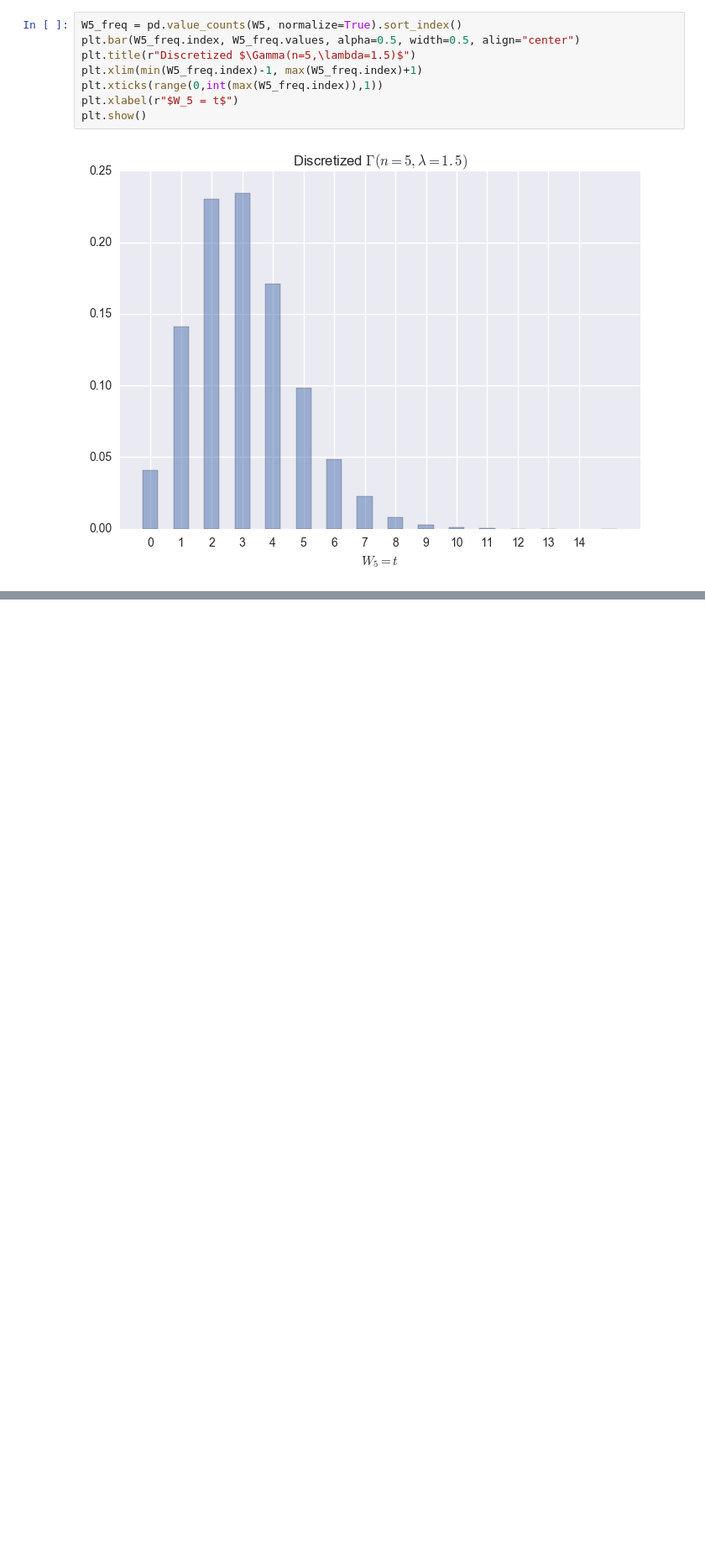
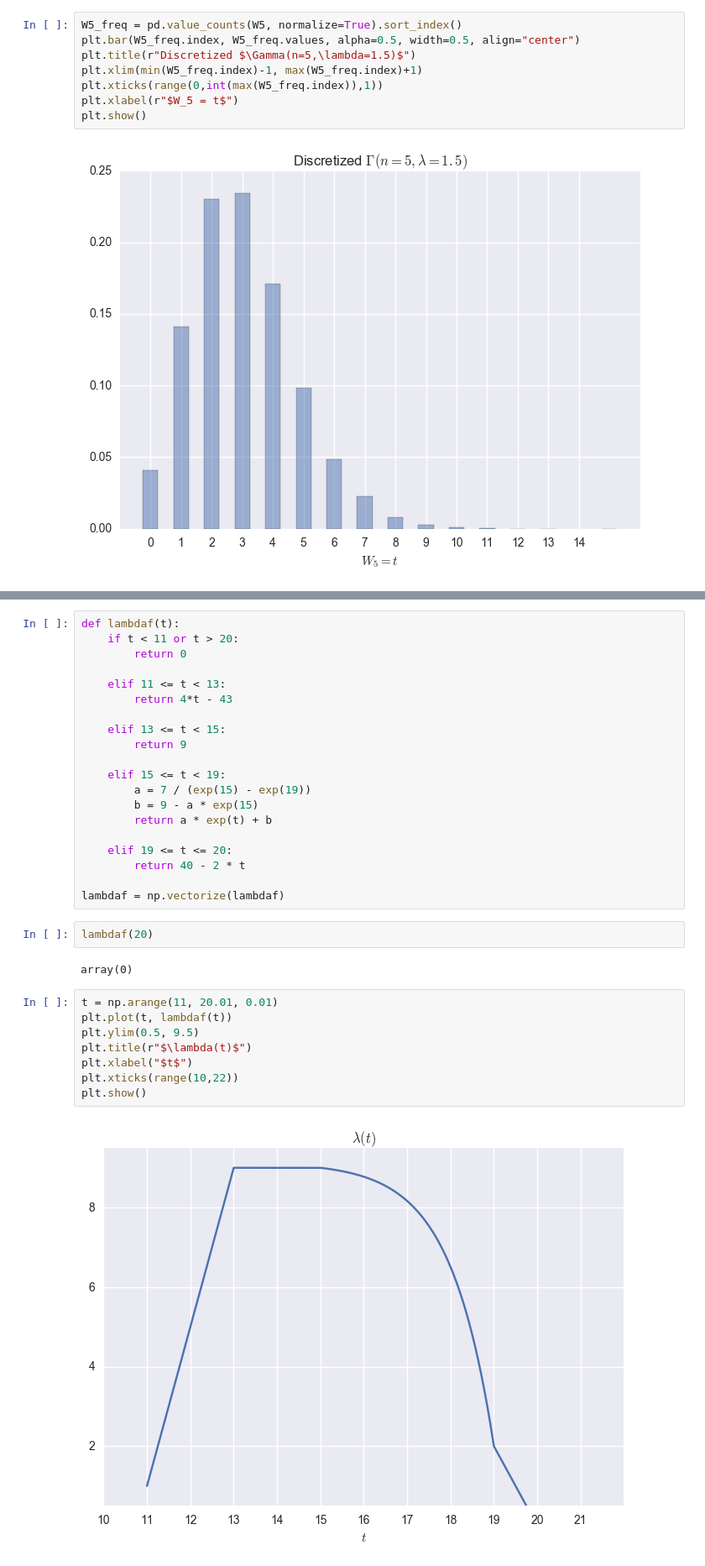
Before and after one commit to gerdm/UMA, a Jupyter notebook: stochastic_processes/notebooks/Hausaufgabe3.ipynb, the cells around one changed output, grey strips where cells are left out. Shown at 84% size. Cells and saved outputs as stored; diff of their text form; blank space fills up the shorter version.

```diff
--- a/stochastic_processes/notebooks/Hausaufgabe3.ipynb
+++ b/stochastic_processes/notebooks/Hausaufgabe3.ipynb
@@ -195,0 +198,34 @@ def gamma_pdf(n, lmbda, t):
+# %%
+def lambdaf(t):
+    if t < 11 or t > 20:
+        return 0
+
+    elif 11 <= t < 13:
+        return 4*t - 43
+
+    elif 13 <= t < 15:
+        return 9
+
+    elif 15 <= t < 19:
+        a = 7 / (exp(15) - exp(19))
+        b = 9 - a * exp(15)
+        return a * exp(t) + b
+
+    elif 19 <= t <= 20:
+        return 40 - 2 * t
+
+lambdaf = np.vectorize(lambdaf)
+# %%
+lambdaf(20)
+# %% [output]
+array(0)
+# %%
+t = np.arange(11, 20.01, 0.01)
+plt.plot(t, lambdaf(t))
+plt.ylim(0.5, 9.5)
+plt.title(r"$\lambda(t)$")
+plt.xlabel("$t$")
+plt.xticks(range(10,22))
+plt.show()
+# %% [output]
+[figure, added]
```
Also changed, not shown: parts of 5 cells of this notebook.
